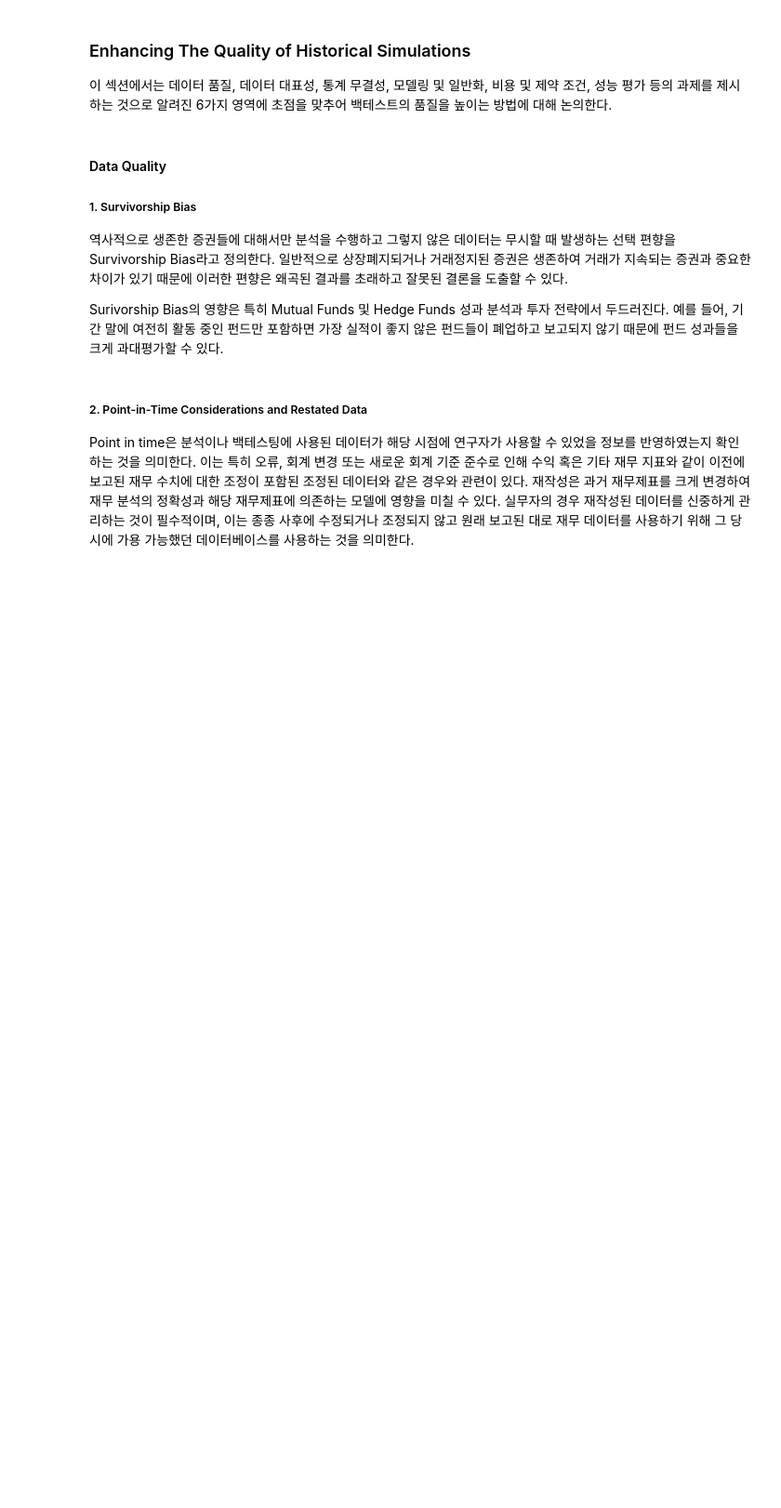
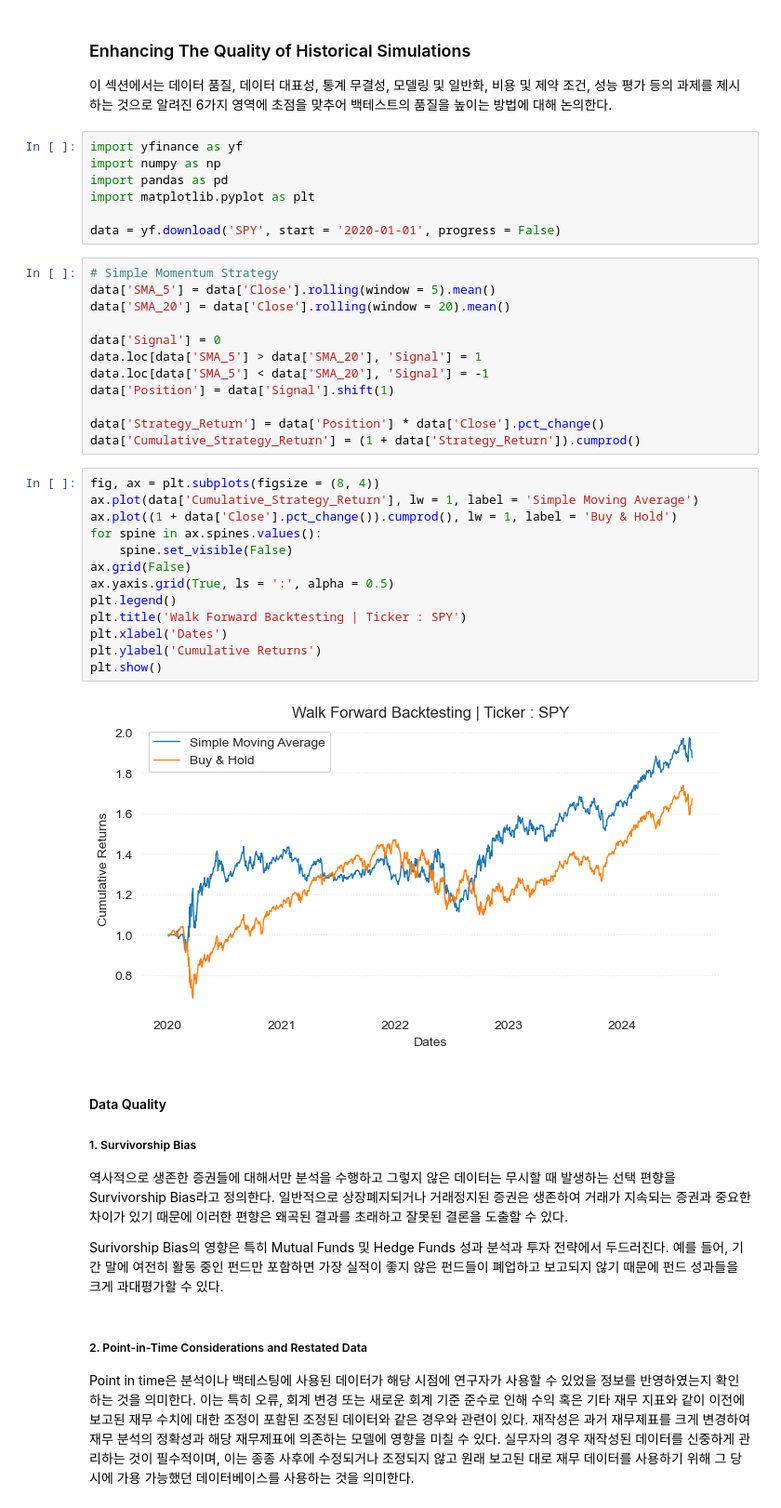
Before and after one commit to Tommylee1013/QuantFinanceResearch, a Jupyter notebook: TheThreeTypesOfBacktests/02EnhansingTheQualityOfHistoricalSimulations.ipynb, the cells around one changed output. Shown: that part at 93% size. Cells and saved outputs as stored; diff of their text form; blank space fills up the shorter version.

Commit message:
update Three Types of Backtesting

```diff
--- a/TheThreeTypesOfBacktests/02EnhansingTheQualityOfHistoricalSimulations.ipynb
+++ b/TheThreeTypesOfBacktests/02EnhansingTheQualityOfHistoricalSimulations.ipynb
@@ -2,6 +2,40 @@
 ### Enhancing The Quality of Historical Simulations
 
 이 섹션에서는 데이터 품질, 데이터 대표성, 통계 무결성, 모델링 및 일반화, 비용 및 제약 조건, 성능 평가 등의 과제를 제시하는 것으로 알려진 6가지 영역에 초점을 맞추어 백테스트의 품질을 높이는 방법에 대해 논의한다.
+# %%
+import yfinance as yf
+import numpy as np
+import pandas as pd
+import matplotlib.pyplot as plt
+
+data = yf.download('SPY', start = '2020-01-01', progress = False)
+# %%
+# Simple Momentum Strategy
+data['SMA_5'] = data['Close'].rolling(window = 5).mean()
+data['SMA_20'] = data['Close'].rolling(window = 20).mean()
+
+data['Signal'] = 0
+data.loc[data['SMA_5'] > data['SMA_20'], 'Signal'] = 1
+data.loc[data['SMA_5'] < data['SMA_20'], 'Signal'] = -1
+data['Position'] = data['Signal'].shift(1)
+
+data['Strategy_Return'] = data['Position'] * data['Close'].pct_change()
+data['Cumulative_Strategy_Return'] = (1 + data['Strategy_Return']).cumprod()
+# %%
+fig, ax = plt.subplots(figsize = (8, 4))
+ax.plot(data['Cumulative_Strategy_Return'], lw = 1, label = 'Simple Moving Average')
+ax.plot((1 + data['Close'].pct_change()).cumprod(), lw = 1, label = 'Buy & Hold')
+for spine in ax.spines.values():
+    spine.set_visible(False)
+ax.grid(False)
+ax.yaxis.grid(True, ls = ':', alpha = 0.5)
+plt.legend()
+plt.title('Walk Forward Backtesting | Ticker : SPY')
+plt.xlabel('Dates')
+plt.ylabel('Cumulative Returns')
+plt.show()
+# %% [output]
+[figure, added]
 # %% [markdown]
 #### Data Quality
 
```
Also changed, not shown: parts of 25 cells of this notebook, 2 other files.
